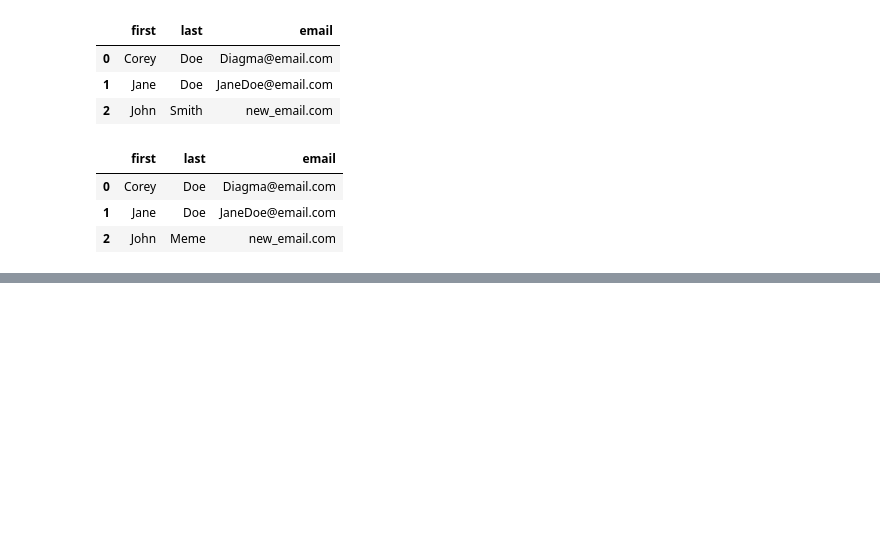
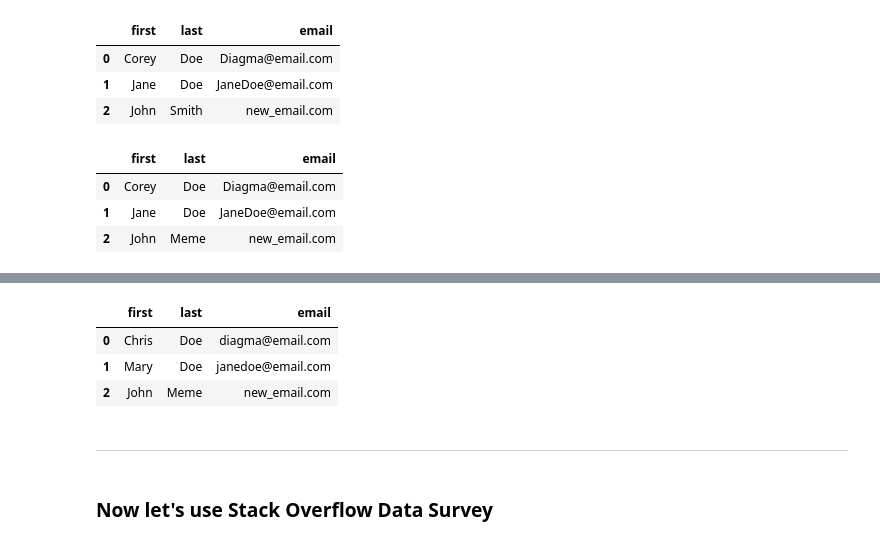
Before and after one commit to aspandyar/pandas-py, a Jupyter notebook: notebook/pd5.ipynb, the cells around one changed output, grey strips where cells are left out. Drawn from its saved outputs; the diff is of its cells as text; code cells hidden in the pictures; blank space fills up the shorter version.

```diff
--- a/notebook/pd5.ipynb
+++ b/notebook/pd5.ipynb
@@ -126,0 +235,12 @@ Error:
+# %%
+df['first'] = df['first'].replace({'Corey': 'Chris', 'Jane': 'Mary'}) # replace function to each cell
+df
+# %% [output]
+|  | first | last | email |
+| 0 | Chris | Doe | diagma@email.com |
+| 1 | Mary | Doe | janedoe@email.com |
+| 2 | John | Meme | new_email.com |
+# %% [markdown]
+---
+# %% [markdown]
+### Now let's use Stack Overflow Data Survey
```
Also changed, not shown: parts of 27 cells of this notebook.
